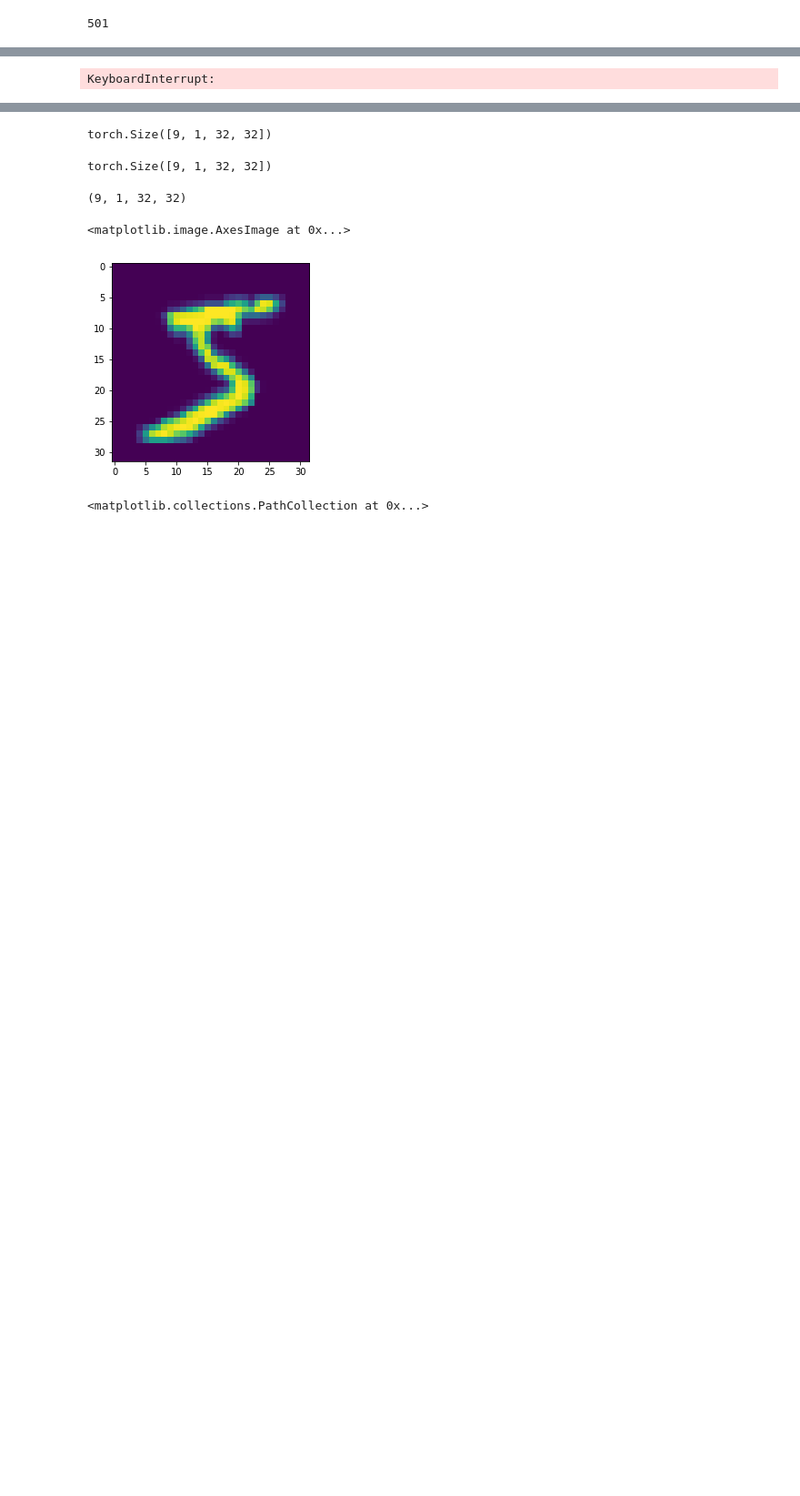
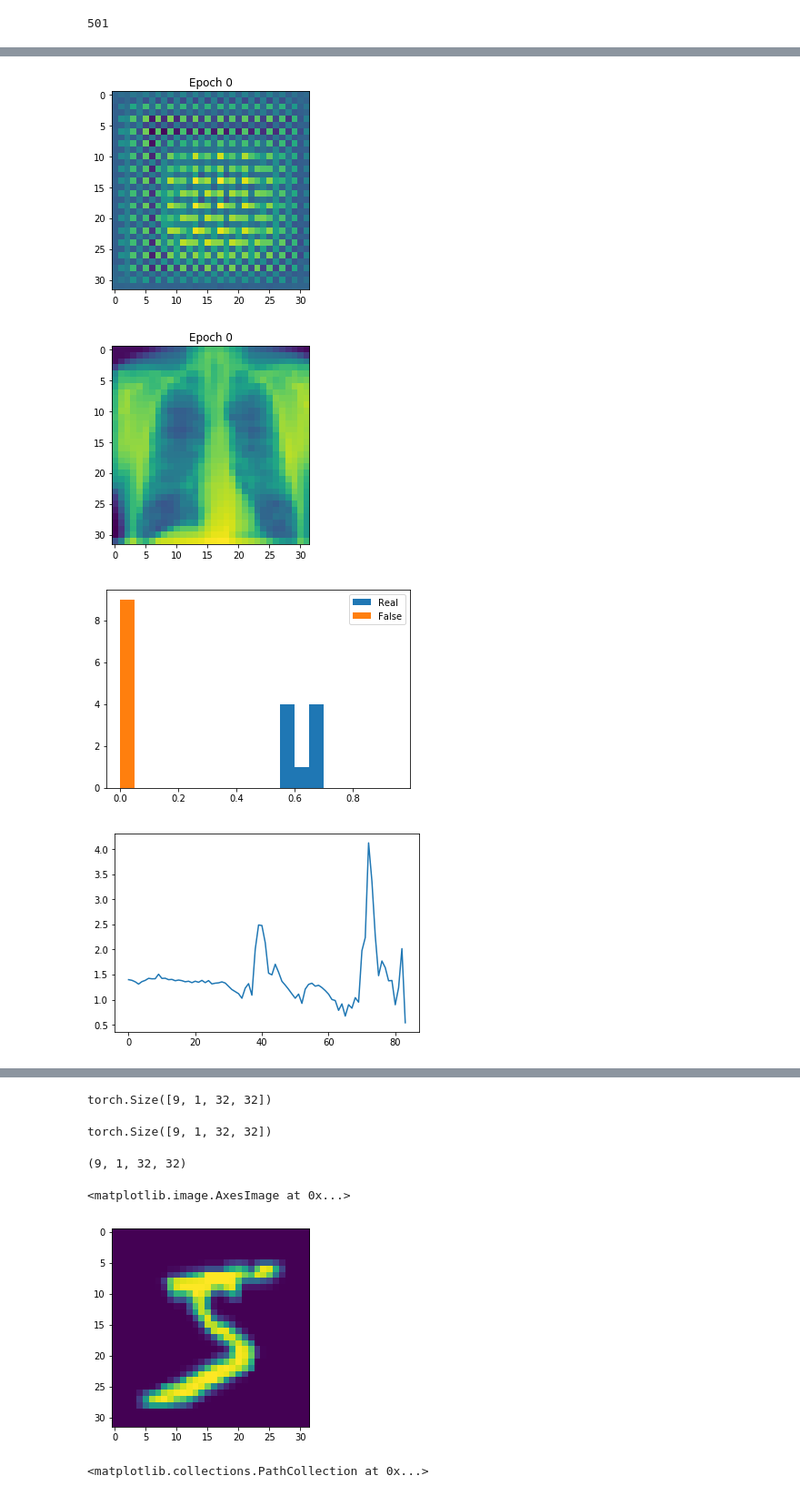
Before and after one commit to Bertinus/ChestXrays, a Jupyter notebook: ALI/AliXray.ipynb, the cells around one changed output, grey strips where cells are left out. Shown: that part at 91% size. Cells and saved outputs as stored; diff of their text form; code cells hidden in the pictures; blank space fills up the shorter version.

```diff
--- a/ALI/AliXray.ipynb
+++ b/ALI/AliXray.ipynb
@@ -195,34 +195,38 @@ for epoch in range(2):
         #StoreInfo
         DiscriminatorLoss.append(loss_d.detach().numpy()+0)
         AllRealDisc = list(np.ravel(PredReal.detach().numpy()))
         AllFakeDisc = list(np.ravel(PredFalse.detach().numpy()))
 
 
 
     if epoch % 1 == 0:
         with torch.no_grad():
             FakeData = GenX(ConstantZ).detach().numpy()
             plt.imshow(FakeData[0][0])
             plt.title("Epoch %d" % (epoch))
             plt.show()
 
             plt.imshow(data[0][0])
             plt.title("Epoch %d" % (epoch))
             plt.show()
 
 
             #print("Epoch:%d AUC:%.2f" % (epoch,auc))
 
             plt.hist(AllRealDisc,bins=np.array(range(20))/20,label="Real")
             plt.hist(AllFakeDisc,np.array(range(20))/20,label="False")
             plt.legend()
             plt.show()
 
 
             plt.plot(range(len(DiscriminatorLoss)),DiscriminatorLoss)
             plt.show()
+    break
 # %% [output]
-KeyboardInterrupt:
+[figure, added]
+[figure, added]
+[figure, added]
+[figure, added]
 # %%
 with torch.no_grad():
     FakeData = GenX(ConstantZ)
```
Also changed, not shown: parts of 14 cells of this notebook, 3 other files.
